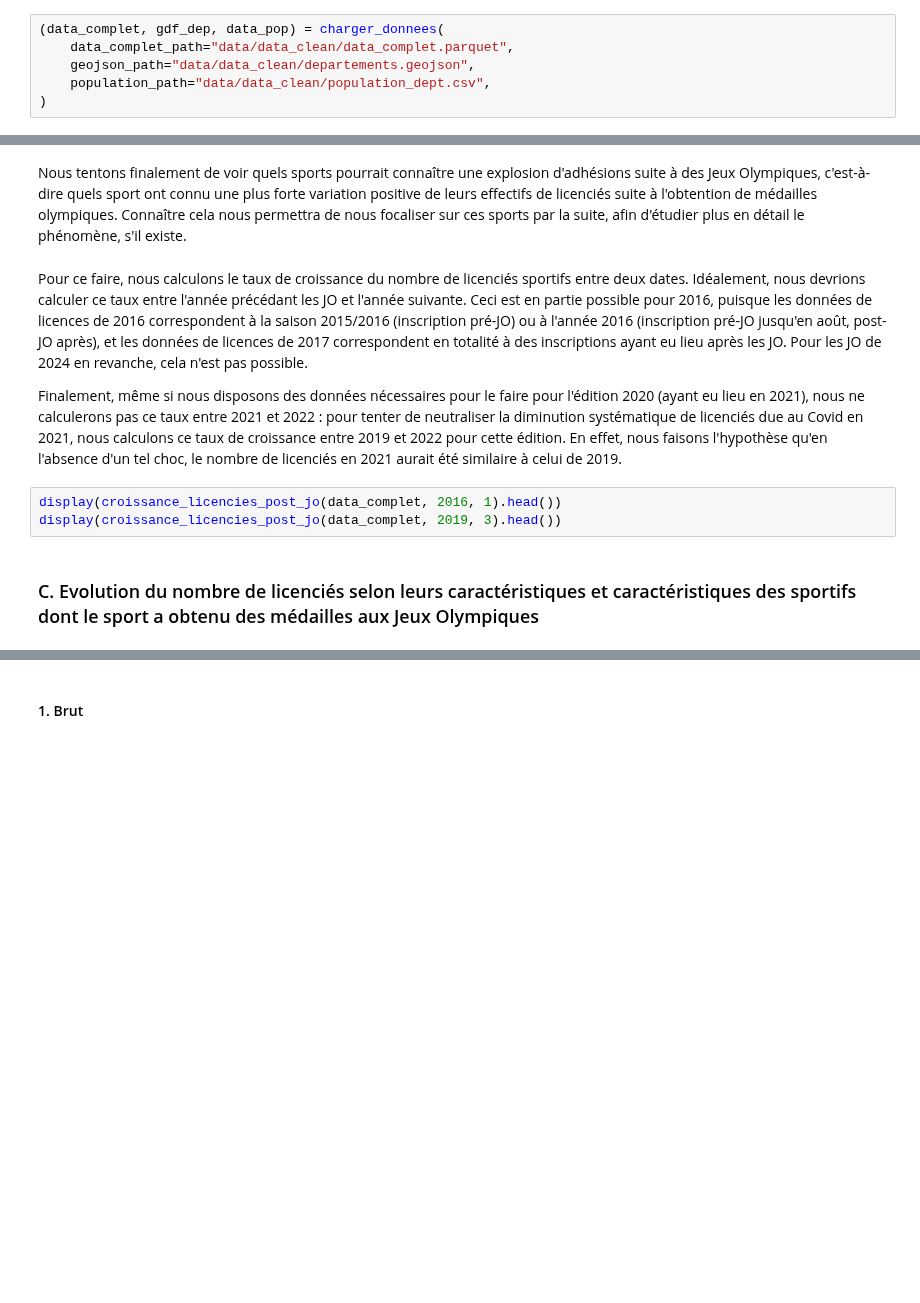
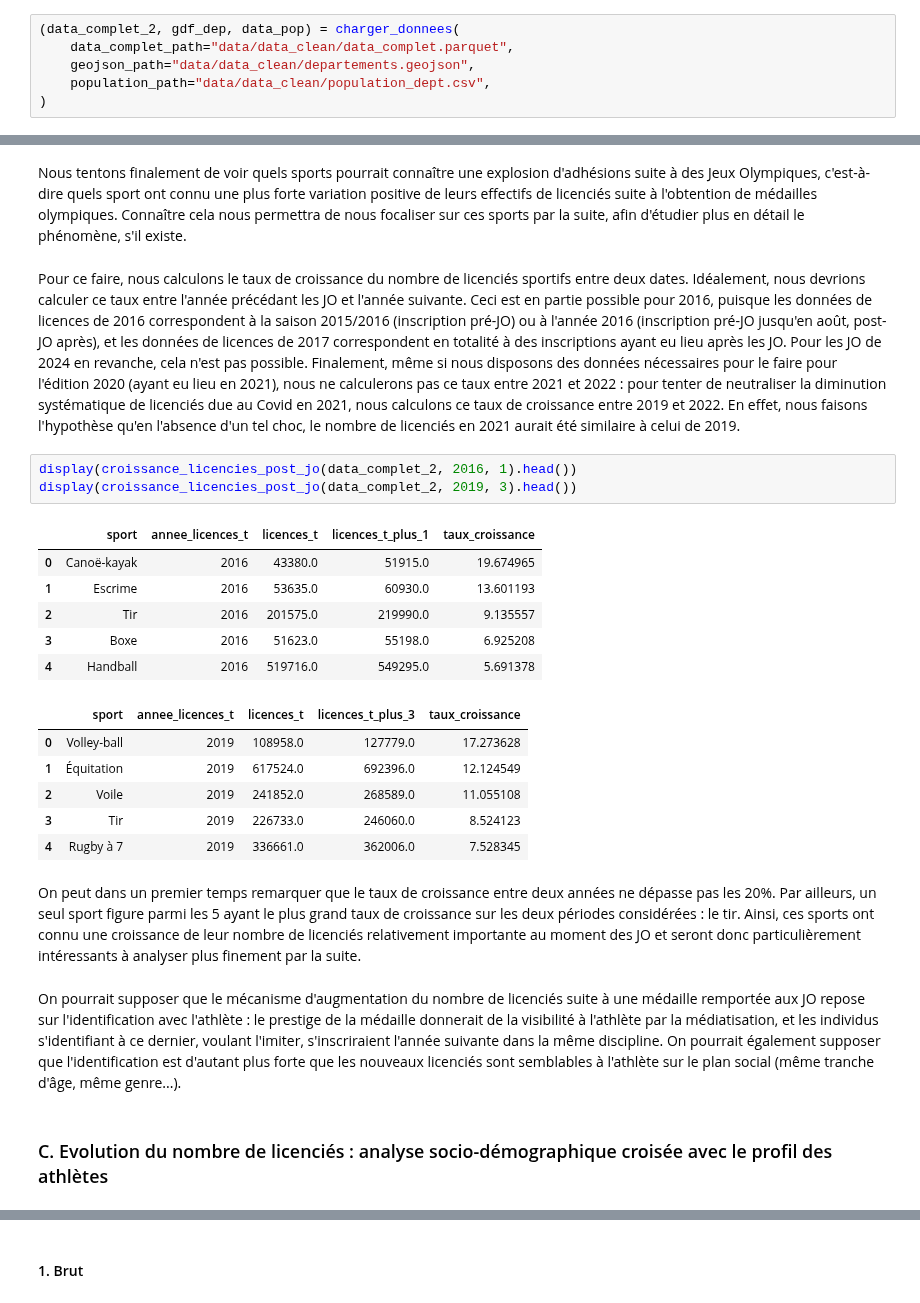
Before and after one commit to oldblindmole/Projet_Python_Data_Science_JO, a Jupyter notebook: main.ipynb, the cells around one changed output, grey strips where cells are left out. Drawn from its saved outputs; the diff is of its cells as text; blank space fills up the shorter version.

```diff
--- a/main.ipynb
+++ b/main.ipynb
@@ -356,7 +330,7 @@ from jo.visualisation_plotly import (
     medailles_par_annee
 )
 # %%
-(data_complet, gdf_dep, data_pop) = charger_donnees(
+(data_complet_2, gdf_dep, data_pop) = charger_donnees(
     data_complet_path="data/data_clean/data_complet.parquet",
     geojson_path="data/data_clean/departements.geojson",
     population_path="data/data_clean/population_dept.csv",
@@ -464,12 +438,27 @@ Cependant, on ne peut pas directement affirmer que cette augmentation est due à
 # %% [markdown]
 Nous tentons finalement de voir quels sports pourrait connaître une explosion d'adhésions suite à des Jeux Olympiques, c'est-à-dire quels sport ont connu une plus forte variation positive de leurs effectifs de licenciés suite à l'obtention de médailles olympiques. Connaître cela nous permettra de nous focaliser sur ces sports par la suite, afin d'étudier plus en détail le phénomène, s'il existe.
 # %% [markdown]
-Pour ce faire, nous calculons le taux de croissance du nombre de licenciés sportifs entre deux dates. Idéalement, nous devrions calculer ce taux entre l'année précédant les JO et l'année suivante. Ceci est en partie possible pour 2016, puisque les données de licences de 2016 correspondent à la saison 2015/2016 (inscription pré-JO) ou à l'année 2016 (inscription pré-JO jusqu'en août, post-JO après), et les données de licences de 2017 correspondent en totalité à des inscriptions ayant eu lieu après les JO. Pour les JO de 2024 en revanche, cela n'est pas possible.
-
-Finalement, même si nous disposons des données nécessaires pour le faire pour l'édition 2020 (ayant eu lieu en 2021), nous ne calculerons pas ce taux entre 2021 et 2022 : pour tenter de neutraliser la diminution systématique de licenciés due au Covid en 2021, nous calculons ce taux de croissance entre 2019 et 2022 pour cette édition. En effet, nous faisons l'hypothèse qu'en l'absence d'un tel choc, le nombre de licenciés en 2021 aurait été similaire à celui de 2019.
+Pour ce faire, nous calculons le taux de croissance du nombre de licenciés sportifs entre deux dates. Idéalement, nous devrions calculer ce taux entre l'année précédant les JO et l'année suivante. Ceci est en partie possible pour 2016, puisque les données de licences de 2016 correspondent à la saison 2015/2016 (inscription pré-JO) ou à l'année 2016 (inscription pré-JO jusqu'en août, post-JO après), et les données de licences de 2017 correspondent en totalité à des inscriptions ayant eu lieu après les JO. Pour les JO de 2024 en revanche, cela n'est pas possible. Finalement, même si nous disposons des données nécessaires pour le faire pour l'édition 2020 (ayant eu lieu en 2021), nous ne calculerons pas ce taux entre 2021 et 2022 : pour tenter de neutraliser la diminution systématique de licenciés due au Covid en 2021, nous calculons ce taux de croissance entre 2019 et 2022. En effet, nous faisons l'hypothèse qu'en l'absence d'un tel choc, le nombre de licenciés en 2021 aurait été similaire à celui de 2019.
 # %%
-display(croissance_licencies_post_jo(data_complet, 2016, 1).head())
-display(croissance_licencies_post_jo(data_complet, 2019, 3).head())
+display(croissance_licencies_post_jo(data_complet_2, 2016, 1).head())
+display(croissance_licencies_post_jo(data_complet_2, 2019, 3).head())
+# %% [output]
+|  | sport | annee_licences_t | licences_t | licences_t_plus_1 | taux_croissance |
+| 0 | Canoë-kayak | 2016 | 43380.0 | 51915.0 | 19.674965 |
+| 1 | Escrime | 2016 | 53635.0 | 60930.0 | 13.601193 |
+| 2 | Tir | 2016 | 201575.0 | 219990.0 | 9.135557 |
+| 3 | Boxe | 2016 | 51623.0 | 55198.0 | 6.925208 |
+| 4 | Handball | 2016 | 519716.0 | 549295.0 | 5.691378 |
+|  | sport | annee_licences_t | licences_t | licences_t_plus_3 | taux_croissance |
+| 0 | Volley-ball | 2019 | 108958.0 | 127779.0 | 17.273628 |
+| 1 | Équitation | 2019 | 617524.0 | 692396.0 | 12.124549 |
+| 2 | Voile | 2019 | 241852.0 | 268589.0 | 11.055108 |
+| 3 | Tir | 2019 | 226733.0 | 246060.0 | 8.524123 |
+| 4 | Rugby à 7 | 2019 | 336661.0 | 362006.0 | 7.528345 |
+# %% [markdown]
+On peut dans un premier temps remarquer que le taux de croissance entre deux années ne dépasse pas les 20%. Par ailleurs, un seul sport figure parmi les 5 ayant le plus grand taux de croissance sur les deux périodes considérées : le tir. Ainsi, ces sports ont connu une croissance de leur nombre de licenciés relativement importante au moment des JO et seront donc particulièrement intéressants à analyser plus finement par la suite.
+# %% [markdown]
+On pourrait supposer que le mécanisme d'augmentation du nombre de licenciés suite à une médaille remportée aux JO repose sur l'identification avec l'athlète : le prestige de la médaille donnerait de la visibilité à l'athlète par la médiatisation, et les individus s'identifiant à ce dernier, voulant l'imiter, s'inscriraient l'année suivante dans la même discipline. On pourrait également supposer que l'identification est d'autant plus forte que les nouveaux licenciés sont semblables à l'athlète sur le plan social (même tranche d'âge, même genre...).
 # %% [markdown]
-### C. Evolution du nombre de licenciés selon leurs caractéristiques et caractéristiques des sportifs dont le sport a obtenu des médailles aux Jeux Olympiques
+### C. Evolution du nombre de licenciés : analyse socio-démographique croisée avec le profil des athlètes
 # %% [markdown]
```
Also changed, not shown: parts of 18 cells of this notebook.
